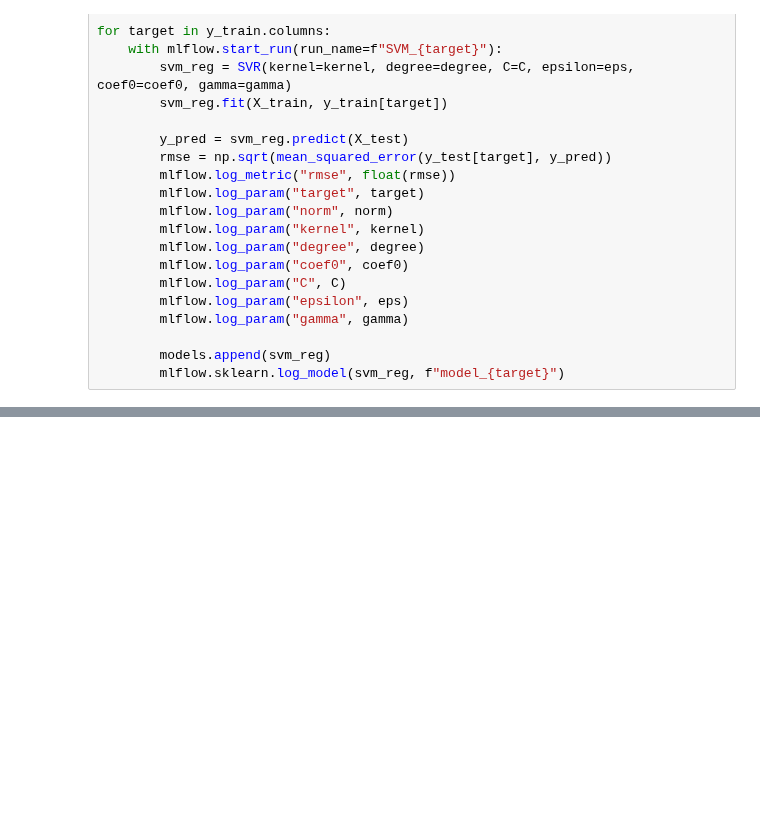
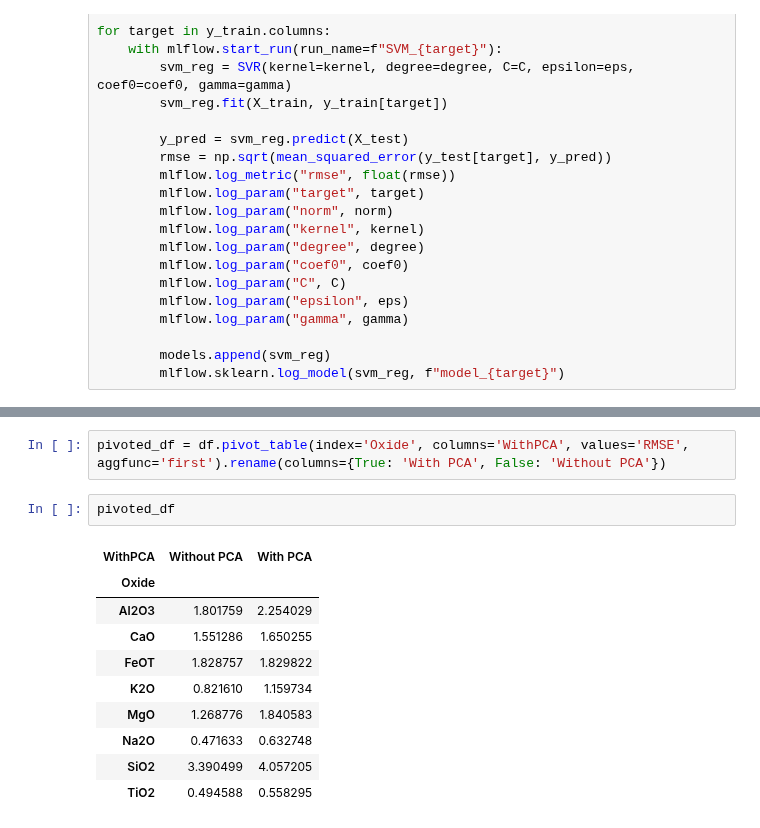
Before and after one commit to chhoumann/thesis-chemcam, a Jupyter notebook: baseline/experiments/svm.ipynb, the cells around one changed output, grey strips where cells are left out. Drawn from its saved outputs; the diff is of its cells as text; blank space fills up the shorter version.

```diff
--- a/baseline/experiments/svm.ipynb
+++ b/baseline/experiments/svm.ipynb
@@ -92,0 +217,15 @@ for target in y_train.columns:
+# %%
+pivoted_df = df.pivot_table(index='Oxide', columns='WithPCA', values='RMSE', aggfunc='first').rename(columns={True: 'With PCA', False: 'Without PCA'})
+# %%
+pivoted_df
+# %% [output]
+| WithPCA | Without PCA | With PCA |
+| Oxide |  |  |
+| Al2O3 | 1.801759 | 2.254029 |
+| CaO | 1.551286 | 1.650255 |
+| FeOT | 1.828757 | 1.829822 |
+| K2O | 0.821610 | 1.159734 |
+| MgO | 1.268776 | 1.840583 |
+| Na2O | 0.471633 | 0.632748 |
+| SiO2 | 3.390499 | 4.057205 |
+| TiO2 | 0.494588 | 0.558295 |
```
Also changed, not shown: parts of 7 cells of this notebook.
